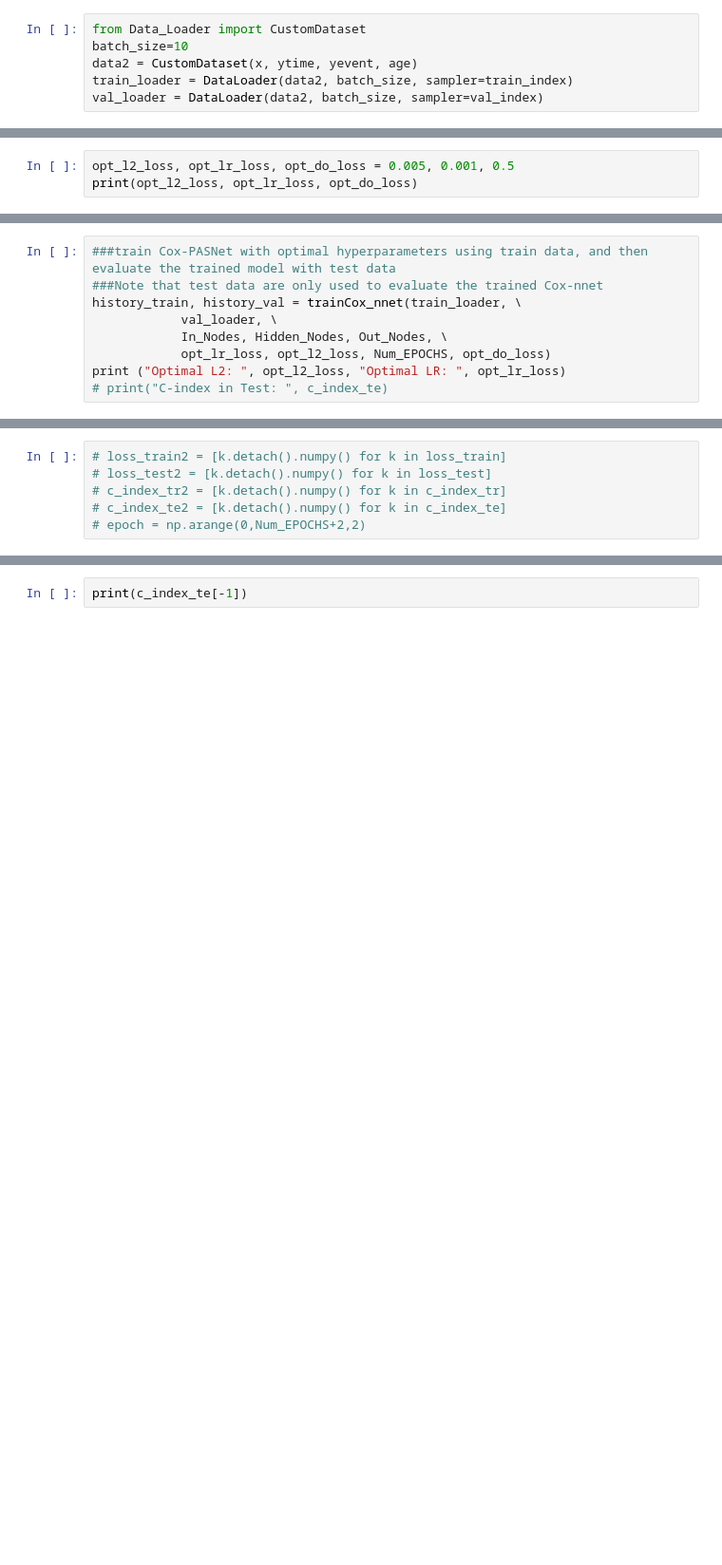
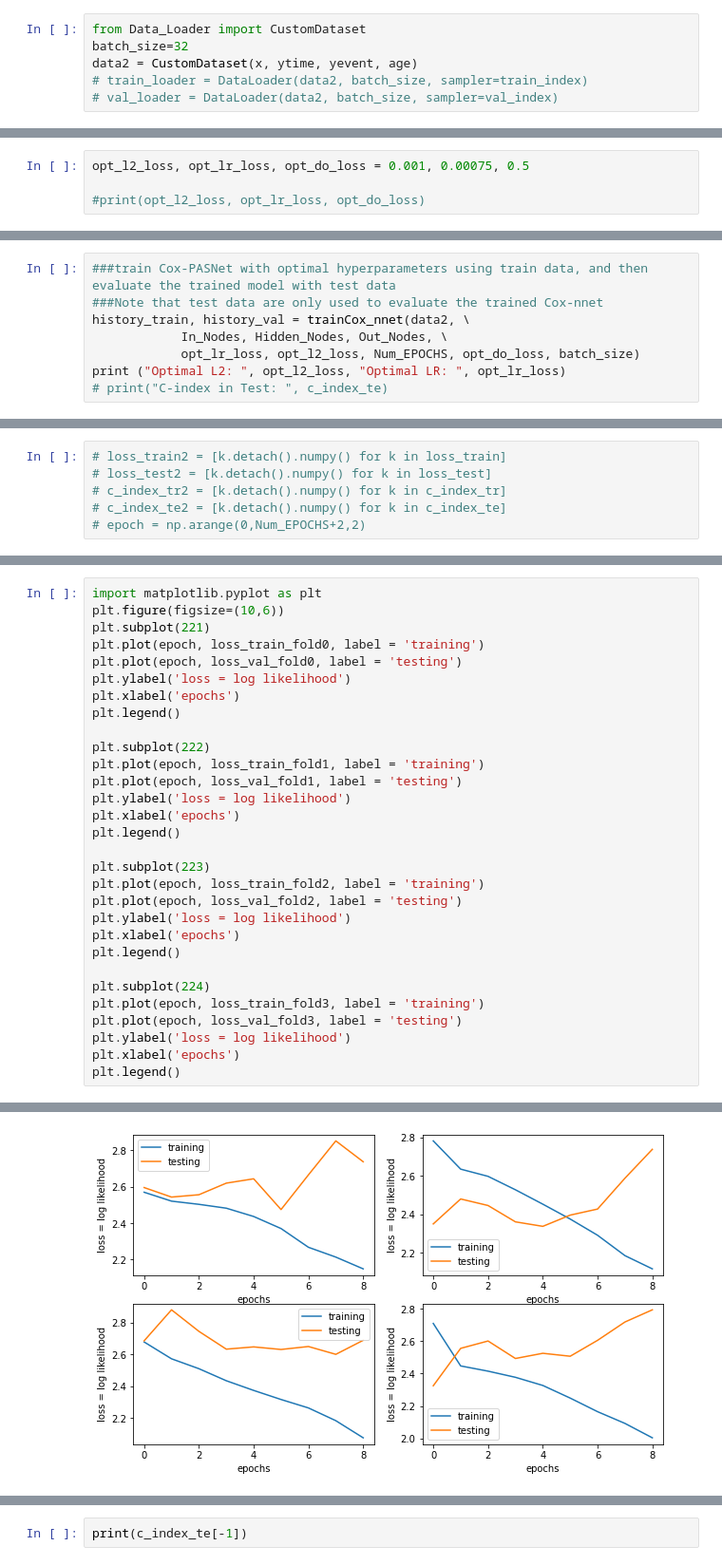
Before and after one commit to anaischossegros/research_project, a Jupyter notebook: src/Run.ipynb, the cells around one changed output, grey strips where cells are left out. Shown: that part at 95% size. Saved outputs shown, nothing was run; the diff lists cells and outputs as text; blank space fills up the shorter version.

```diff
--- a/src/Run.ipynb
+++ b/src/Run.ipynb
@@ -60,6 +120,6 @@ x, ytime, yevent, age = load_data(data, dtype)
 # %%
 from Data_Loader import CustomDataset
-batch_size=10
+batch_size=32
 data2 = CustomDataset(x, ytime, yevent, age)
-train_loader = DataLoader(data2, batch_size, sampler=train_index)
-val_loader = DataLoader(data2, batch_size, sampler=val_index)
+# train_loader = DataLoader(data2, batch_size, sampler=train_index)
+# val_loader = DataLoader(data2, batch_size, sampler=val_index)
@@ -131,3 +200,4 @@ L2:  0.001 LR:  0.00075 Loss in Validation:  0.9439211487770081
 # %%
-opt_l2_loss, opt_lr_loss, opt_do_loss = 0.005, 0.001, 0.5
-print(opt_l2_loss, opt_lr_loss, opt_do_loss)
+opt_l2_loss, opt_lr_loss, opt_do_loss = 0.001, 0.00075, 0.5
+
+#print(opt_l2_loss, opt_lr_loss, opt_do_loss)
@@ -136,10 +204,9 @@ print(opt_l2_loss, opt_lr_loss, opt_do_loss)
 # %%
 ###train Cox-PASNet with optimal hyperparameters using train data, and then evaluate the trained model with test data
 ###Note that test data are only used to evaluate the trained Cox-nnet
-history_train, history_val = trainCox_nnet(train_loader, \
-			val_loader, \
+history_train, history_val = trainCox_nnet(data2, \
 			In_Nodes, Hidden_Nodes, Out_Nodes, \
-			opt_lr_loss, opt_l2_loss, Num_EPOCHS, opt_do_loss)
+			opt_lr_loss, opt_l2_loss, Num_EPOCHS, opt_do_loss, batch_size)
 print ("Optimal L2: ", opt_l2_loss, "Optimal LR: ", opt_lr_loss)
 # print("C-index in Test: ", c_index_te)
 # %% [output]
@@ -203,0 +284,31 @@ plt.legend()
+# %%
+import matplotlib.pyplot as plt
+plt.figure(figsize=(10,6))
+plt.subplot(221)
+plt.plot(epoch, loss_train_fold0, label = 'training')
+plt.plot(epoch, loss_val_fold0, label = 'testing')
+plt.ylabel('loss = log likelihood')
+plt.xlabel('epochs')
+plt.legend()
+
+plt.subplot(222)
+plt.plot(epoch, loss_train_fold1, label = 'training')
+plt.plot(epoch, loss_val_fold1, label = 'testing')
+plt.ylabel('loss = log likelihood')
+plt.xlabel('epochs')
+plt.legend()
+
+plt.subplot(223)
+plt.plot(epoch, loss_train_fold2, label = 'training')
+plt.plot(epoch, loss_val_fold2, label = 'testing')
+plt.ylabel('loss = log likelihood')
+plt.xlabel('epochs')
+plt.legend()
+
+plt.subplot(224)
+plt.plot(epoch, loss_train_fold3, label = 'training')
+plt.plot(epoch, loss_val_fold3, label = 'testing')
+plt.ylabel('loss = log likelihood')
+plt.xlabel('epochs')
+plt.legend()
+# %% [output]
@@ -203,0 +316 @@ plt.legend()
+[figure, added]
```
Also changed, not shown: parts of 28 cells of this notebook, 9 other files.
